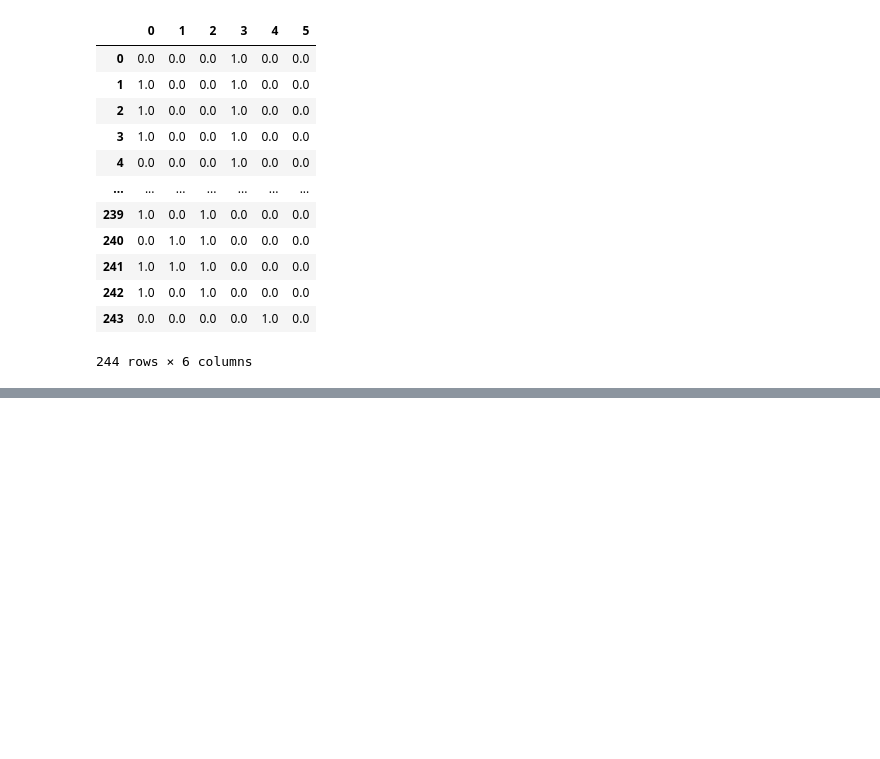
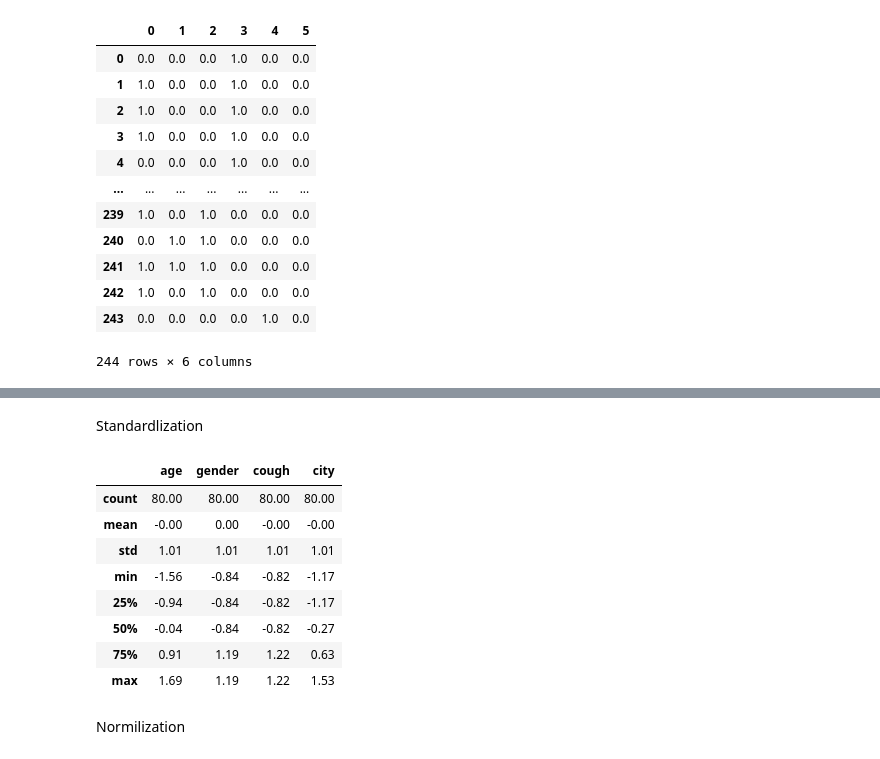
Before and after one commit to Devendrakumawat8089/ML, a Jupyter notebook: test.ipynb, the cells around one changed output, grey strips where cells are left out. Drawn from its saved outputs; the diff is of its cells as text; code cells hidden in the pictures; blank space fills up the shorter version.

```diff
--- a/test.ipynb
+++ b/test.ipynb
@@ -124,0 +170,4 @@ pd.DataFrame(a)
+# %%
+x_train , x_test , y_train , y_test = train_test_split(x,y,test_size=0.2 , random_state=42)
+# %% [markdown]
+Standardlization
@@ -124,0 +176,20 @@ pd.DataFrame(a)
+# %%
+sc = StandardScaler()
+# %%
+x_train_sc = sc.fit_transform(x_train)
+# %%
+x_train_new = pd.DataFrame(x_train_sc , columns = x_train.columns)
+# %%
+np.round(x_train_new.describe(),2)
+# %% [output]
+|  | age | gender | cough | city |
+| count | 80.00 | 80.00 | 80.00 | 80.00 |
+| mean | -0.00 | 0.00 | -0.00 | -0.00 |
+| std | 1.01 | 1.01 | 1.01 | 1.01 |
+| min | -1.56 | -0.84 | -0.82 | -1.17 |
+| 25% | -0.94 | -0.84 | -0.82 | -1.17 |
+| 50% | -0.04 | -0.84 | -0.82 | -0.27 |
+| 75% | 0.91 | 1.19 | 1.22 | 0.63 |
+| max | 1.69 | 1.19 | 1.22 | 1.53 |
+# %% [markdown]
+Normilization
```
Also changed, not shown: parts of 22 cells of this notebook.
